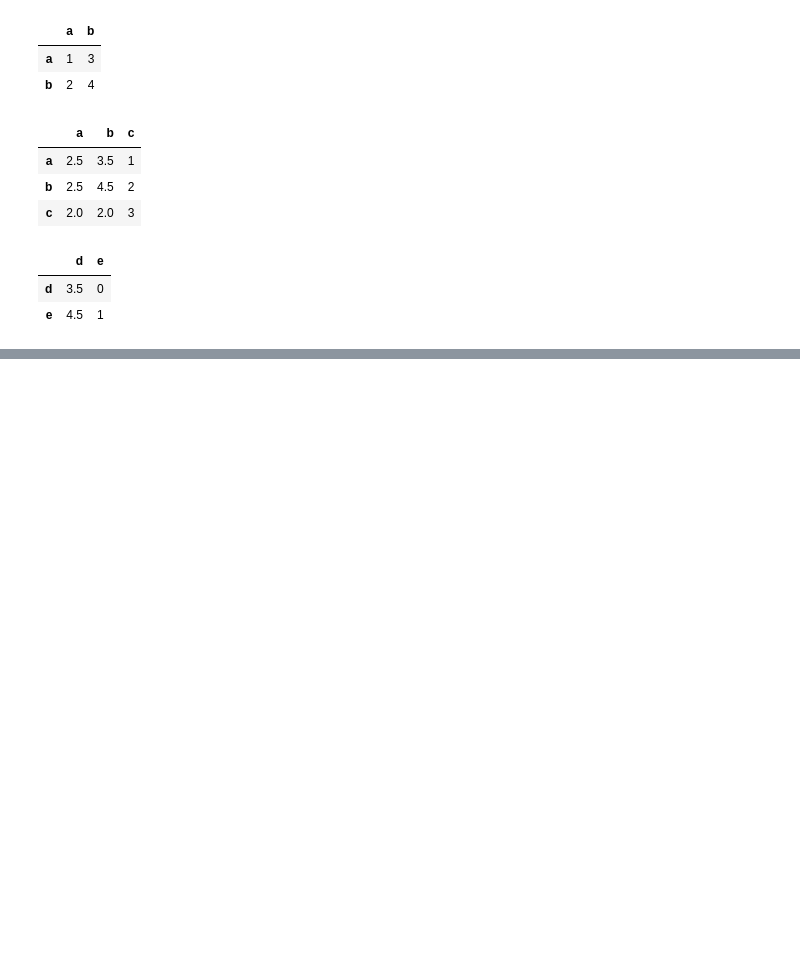
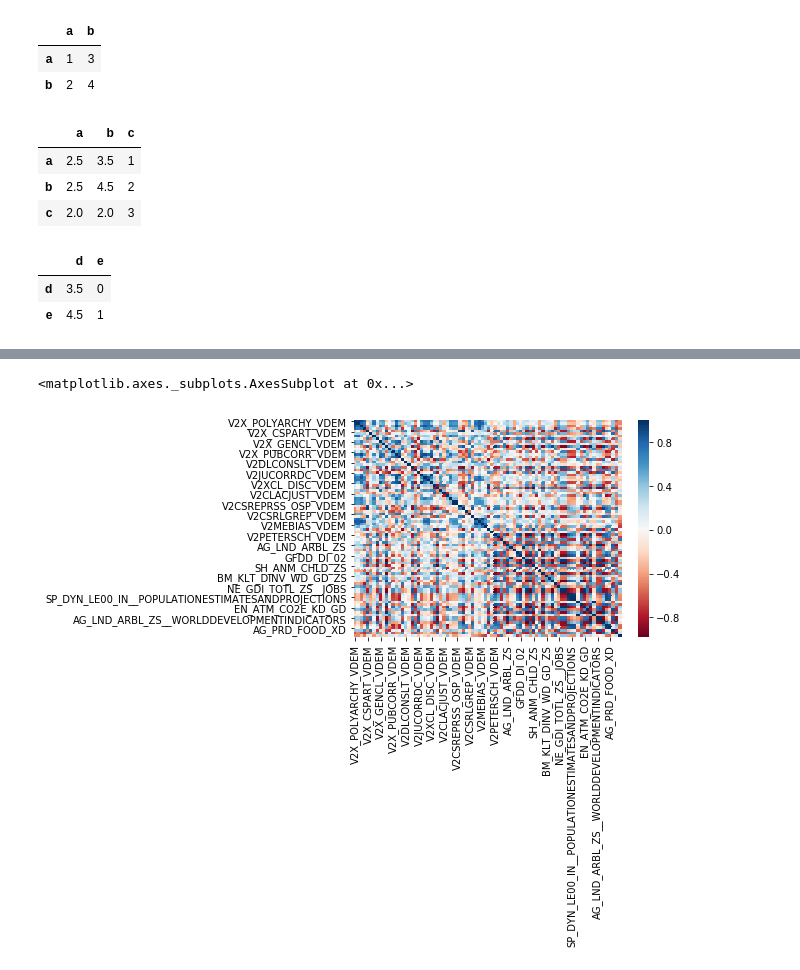
Before and after one commit to MichalMilkowski1989/Datathon-Vienna-2018, a Jupyter notebook: OpenGovData/Teams/PyTeam/hungary.ipynb, the cells around one changed output, grey strips where cells are left out. Saved outputs shown, nothing was run; the diff lists cells and outputs as text; code cells hidden in the pictures; blank space fills up the shorter version.

```diff
--- a/OpenGovData/Teams/PyTeam/hungary.ipynb
+++ b/OpenGovData/Teams/PyTeam/hungary.ipynb
@@ -395,0 +413,2 @@ z
+# %%
+ukr = relevant_vars(merged[merged['COUNTRY'] == 'Ukraine'])
@@ -395,0 +436,7 @@ z
+# %%
+corr_matrix = ukr.corr()
+# %%
+sns.heatmap(corr_matrix, cmap='RdBu')
+# %% [output]
+<matplotlib.axes._subplots.AxesSubplot at 0x...>
+[figure, added]
```
Also changed, not shown: parts of 17 cells of this notebook, 1 other file.
